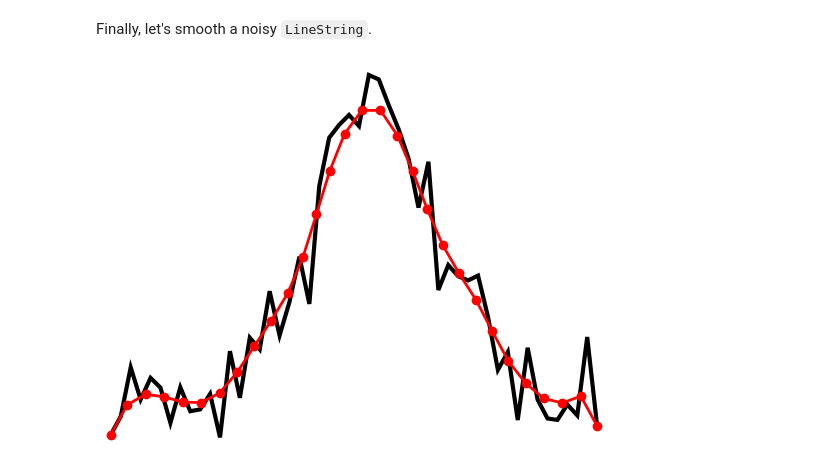
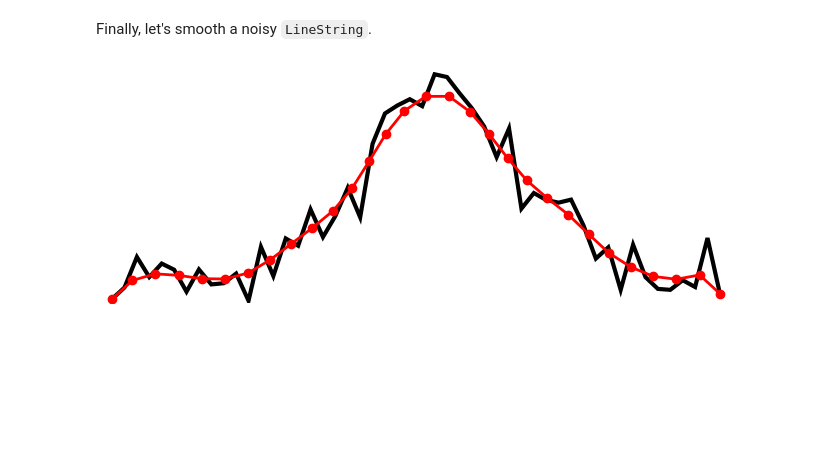
Before and after one commit to cheginit/catsmoothing, a Jupyter notebook: docs/examples/splines.ipynb, the cells around one changed output. Saved outputs shown, nothing was run; the diff lists cells and outputs as text; code cells hidden in the pictures; blank space fills up the shorter version.

```diff
--- a/docs/examples/splines.ipynb
+++ b/docs/examples/splines.ipynb
@@ -61,14 +65,14 @@ Finally, let's smooth a noisy `LineString`.
 # %%
 rng = np.random.default_rng(123)
 x = np.linspace(-3, 2.5, 50)
 y = np.exp(-(x**2)) + 0.1 * rng.standard_normal(50)
 line = shapely.LineString(np.c_[x, y])
 line_smoothed = cs.smooth_linestring(line, n_pts=30, gaussian_sigma=2)
-fig, ax = plt.subplots()
+fig, ax = plt.subplots(figsize=(8, 3))
 _ = shapely.plotting.plot_line(line, ax=ax, add_points=False, color="k", linewidth=3)
 _ = shapely.plotting.plot_line(line_smoothed, ax=ax, color="r")
 ax.set_axis_off()
 ax.margins(0.01)
 fig.savefig("images/line.png", bbox_inches="tight", dpi=90)
 # %% [output]
-[figure, old version]
+[figure, new version]
```
Also changed, not shown: parts of 4 cells of this notebook, 8 other files.
